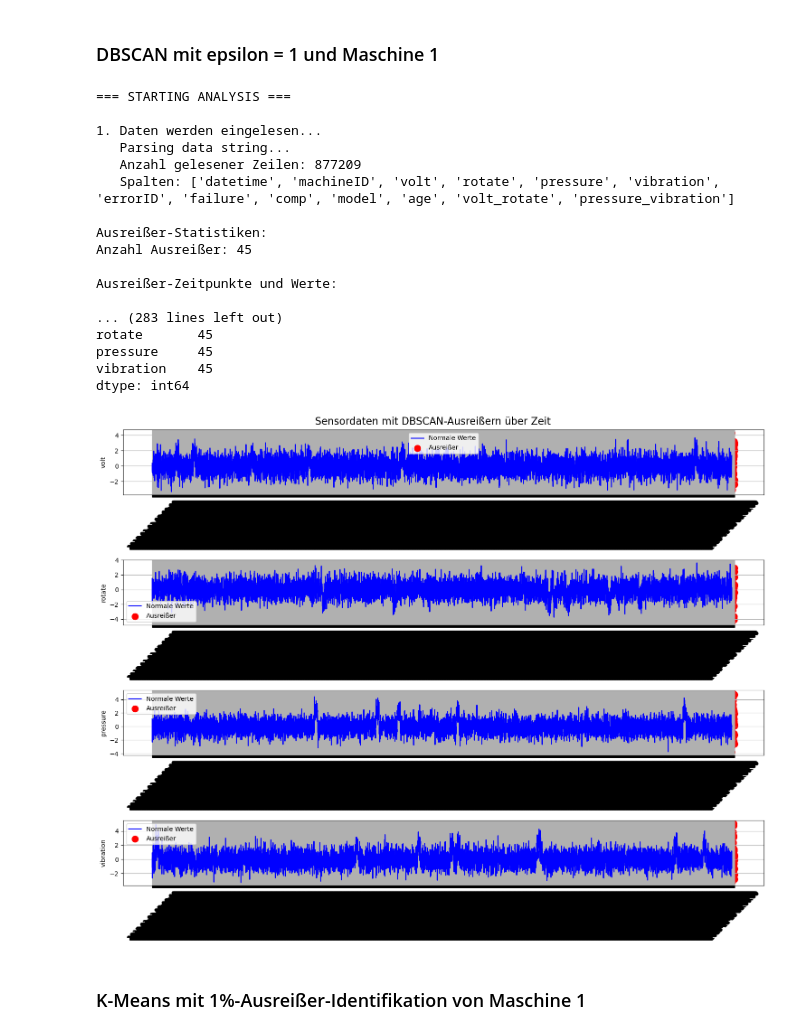
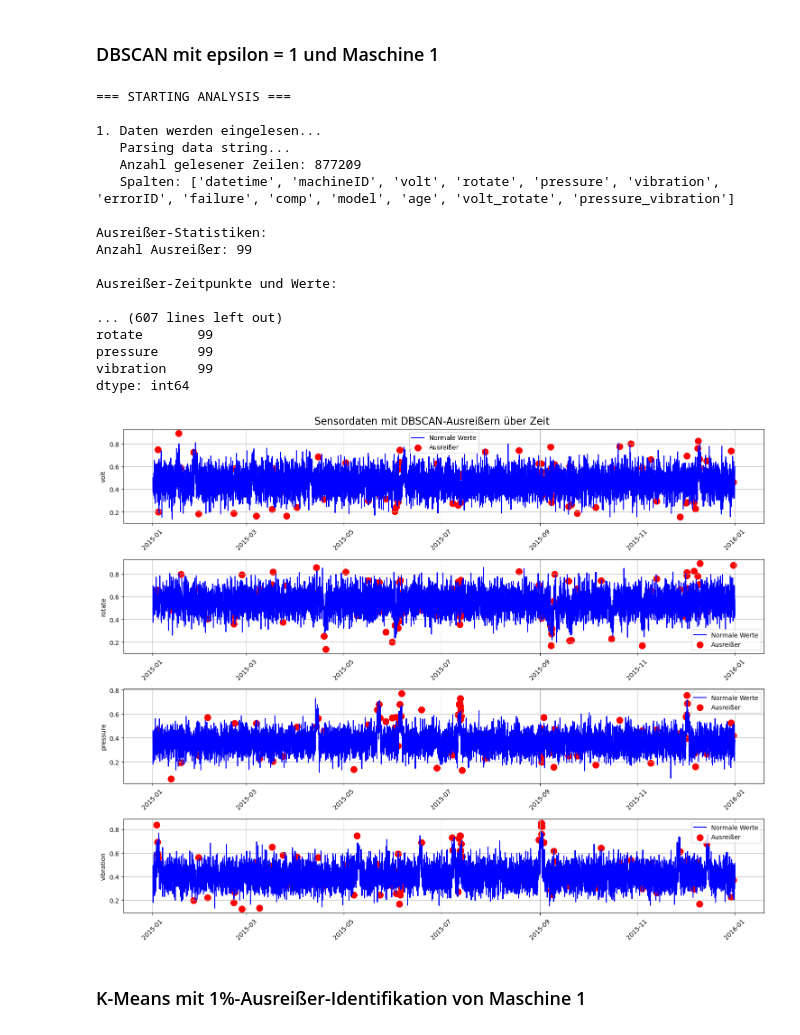
Before and after one commit to EnzoZacharias/DPM_Azure_Predictive_Maintenance, a Jupyter notebook: 4_Anomalieerkennung/Anomalieerkennung_DBSCAN_KMEANAS.ipynb, the cells around one changed output. Drawn from its saved outputs; the diff is of its cells as text; code cells hidden in the pictures.

Commit message:
use pre processed data in anomaly detection

```diff
--- a/4_Anomalieerkennung/Anomalieerkennung_DBSCAN_KMEANAS.ipynb
+++ b/4_Anomalieerkennung/Anomalieerkennung_DBSCAN_KMEANAS.ipynb
@@ -16,25 +16,19 @@ print("\n1. Daten werden eingelesen...")
 def parse_data(data_string):
     print("   Parsing data string...")
     df = pd.read_pickle(data_string)
+    df['datetime'] = pd.to_datetime(df['datetime'])
     print(f"   Anzahl gelesener Zeilen: {len(df)}")
     print(f"   Spalten: {df.columns.tolist()}")
     return df
 
-
-# Read pickle file
-#df_test = pd.read_pickle("../data/PdM_merged_preprocessed.pkl")
 df = parse_data(data_string = "../data/PdM_merged_preprocessed.pkl")
 
 df = df[df['machineID'] == 1]
 features = ['volt', 'rotate', 'pressure', 'vibration']
 X = df[features]
 
-# Daten standardisieren
-#scaler = StandardScaler()
-#X_scaled = scaler.fit_transform(X)
-
 # DBSCAN für Ausreißererkennung
-dbscan = DBSCAN(eps=1, min_samples=2)
+dbscan = DBSCAN(eps=0.075, min_samples=2)
 dbscan_labels = dbscan.fit_predict(X)
 
 # Ausreißer identifizieren (Label -1)
@@ -70,39 +64,39 @@ print("\nAusreißer-Statistiken:")
 print(f"Anzahl Ausreißer: {len(outliers)}")
 if len(outliers) > 0:
     print("\nAusreißer-Zeitpunkte und Werte:")
     for _, row in outliers.iterrows():
         print(f"\nZeitpunkt: {row['datetime']}")
         for feature in features:
             print(f"{feature}: {row[feature]:.2f}")
 
 print("\nStatistische Zusammenfassung der Ausreißer:")
 if len(outliers) > 0:
     print(outliers[features].describe())
 else:
     print("Keine Ausreißer gefunden")
 
 # Anzahl an Ausreißern
 print("\nAnzahl Ausreißer pro Sensor:")
 print(outliers[features].count())
 # %% [output]
 === STARTING ANALYSIS ===
 
 1. Daten werden eingelesen...
    Parsing data string...
    Anzahl gelesener Zeilen: 877209
    Spalten: ['datetime', 'machineID', 'volt', 'rotate', 'pressure', 'vibration', 'errorID', 'failure', 'comp', 'model', 'age', 'volt_rotate', 'pressure_vibration']
 
 Ausreißer-Statistiken:
-Anzahl Ausreißer: 45
+Anzahl Ausreißer: 99
 
 Ausreißer-Zeitpunkte und Werte:
 
-... (283 lines left out)
-rotate       45
-pressure     45
-vibration    45
+... (607 lines left out)
+rotate       99
+pressure     99
+vibration    99
 dtype: int64
-[figure, old version]
+[figure, new version]
 # %% [markdown]
 ### K-Means mit 1%-Ausreißer-Identifikation von Maschine 1
 # %%
```
Also changed, not shown: parts of 7 cells of this notebook, 2 other files.
